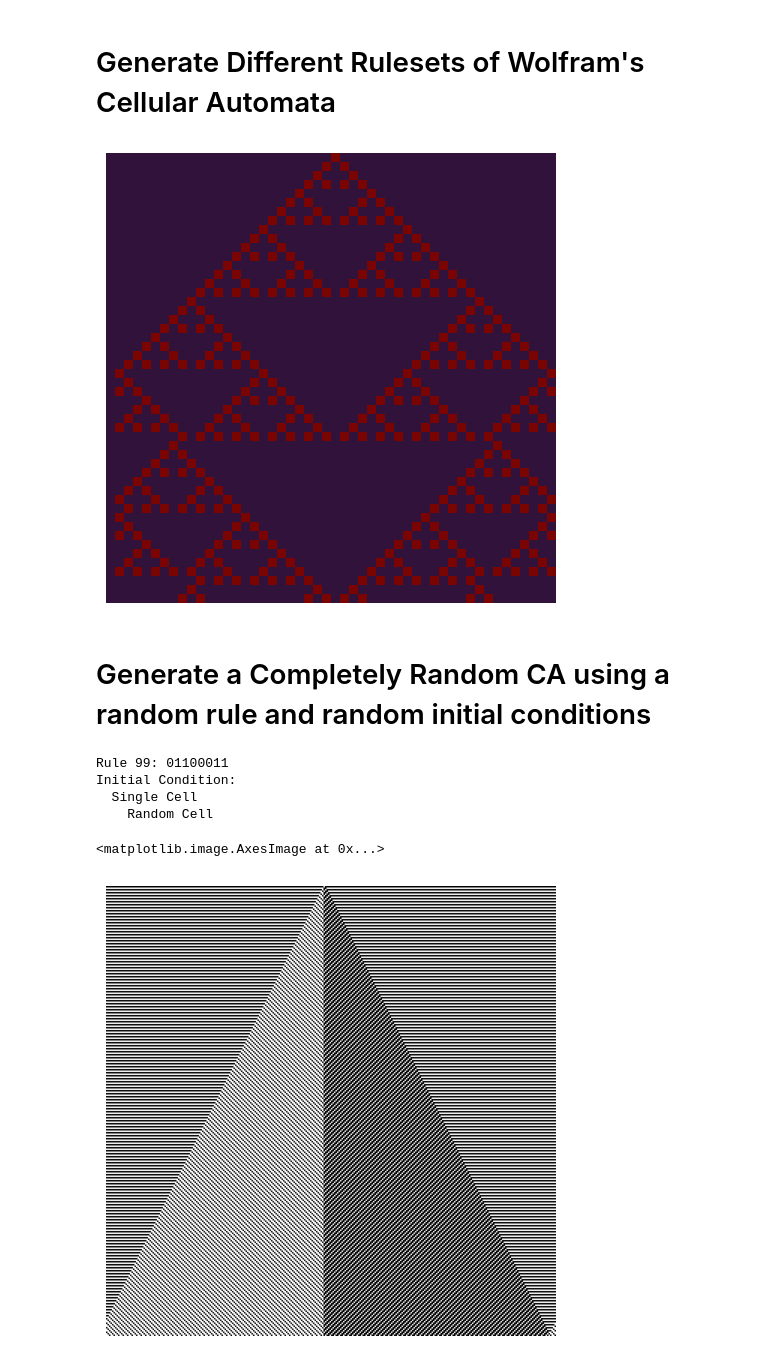
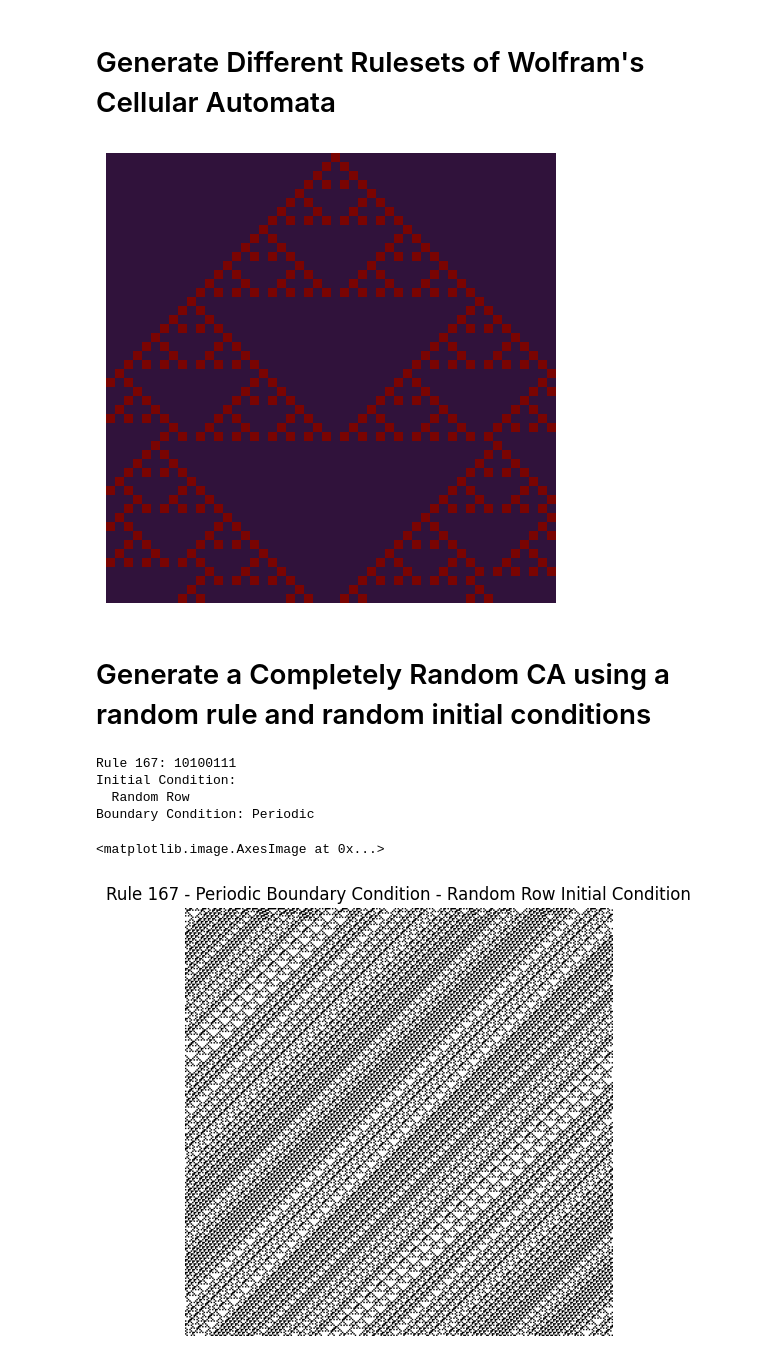
Before and after one commit to davidbauch/fun-stuff, a Jupyter notebook: cellular_automata_1D/ca.ipynb, the cells around one changed output. Drawn from its saved outputs; the diff is of its cells as text; code cells hidden in the pictures.

Commit message:
Added Cellular Automata 1D example images

```diff
--- a/cellular_automata_1D/ca.ipynb
+++ b/cellular_automata_1D/ca.ipynb
@@ -35,16 +35,18 @@ rule = 18
 # Convert to 8-bit binary representation
 rule_binary = np.binary_repr(rule, 8)
 
-def update(grid, row):
+def update(grid, row, *, periodic = True):
     # Alias the current row
     current_row = grid[row]
     # Initialize the new row with zeros
     new_row = np.zeros(N)
     for i in range(N):
         # Get the neighborhood of the current cell, periodic boundary conditions
-        left = int(current_row[(i-1) % N])
+        left_index = (i-1) % N if periodic else max(i-1, 0)
+        right_index = (i+1) % N if periodic else min(i+1, N-1)
+        left = int(current_row[left_index])
         center = int(current_row[i])
-        right = int(current_row[(i+1) % N])
+        right = int(current_row[right_index])
         # Get the value of the new cell based on the neighborhood
         # Determine the position of the bit in the ruleset based on the neighborhood
         new_row[i] = int(rule_binary[7 - (left * 4 + center * 2 + right)])
@@ -56,7 +58,7 @@ grid[0, N//2] = 1  # Single Cell
 # grid[0,:] = np.random.randint(0, 2, N)  # Random Row
 
 for i in range(N-1):
-    update(grid, i)
+    update(grid, i, periodic = False)
     plt.axis('off')
     plt.tight_layout()
     plt.imshow(grid, cmap='turbo', vmin=0, vmax=1)
@@ -64,7 +66,7 @@ for i in range(N-1):
     time.sleep(0.01)  # pause for 1 second
     clear_output(wait=True)  # clear the output for the next plot
 # %% [output]
-[figure, old version]
+[figure, new version]
 # %% [markdown]
 # Generate a Completely Random CA using a random rule and random initial conditions
 # %%
@@ -81,35 +83,40 @@ grid = np.zeros((N, N))
 
 # Chose a random initial condition. Do a 50:50 random choice for initializing a single cell or a random row.
 print("Initial Condition:")
 if np.random.rand() > 0.5:
     print("  Single Cell")
     # Single Cell
     if np.random.rand() > 0.5:
         print("    Center Cell")
         # Center Cell
         grid[0, N//2] = 1
     else:
         print("    Random Cell")
         # Random Cell
         cell = np.random.randint(0, N)
         grid[0, cell] = 1
 else:
     print("  Random Row")
     # Random Row
     grid[0,:] = np.random.randint(0, 2, N)
 
+# Boundary condition
+periodic = np.random.rand() > 0.5
+print(f"Boundary Condition: {'Periodic' if periodic else 'Fixed'}")
+
 # Run the simulation
 for i in range(N-1):
-    update(grid, i)
+    update(grid, i, periodic=periodic)
 
 # Plot the result
+plt.title(f"Rule {rule} - {'Periodic' if periodic else 'Fixed'} Boundary Condition - {'Single Cell' if np.sum(grid[0, :]) < 2 else 'Random Row'} Initial Condition")
 plt.axis('off')
 plt.tight_layout()
 plt.imshow(grid, cmap='grey', vmin=0, vmax=1)
 # %% [output]
-Rule 99: 01100011
+Rule 167: 10100111
 Initial Condition:
-  Single Cell
-    Random Cell
+  Random Row
+Boundary Condition: Periodic
 <matplotlib.image.AxesImage at 0x...>
-[figure, old version]
+[figure, new version]
```
Also changed, not shown: 4 other files.
